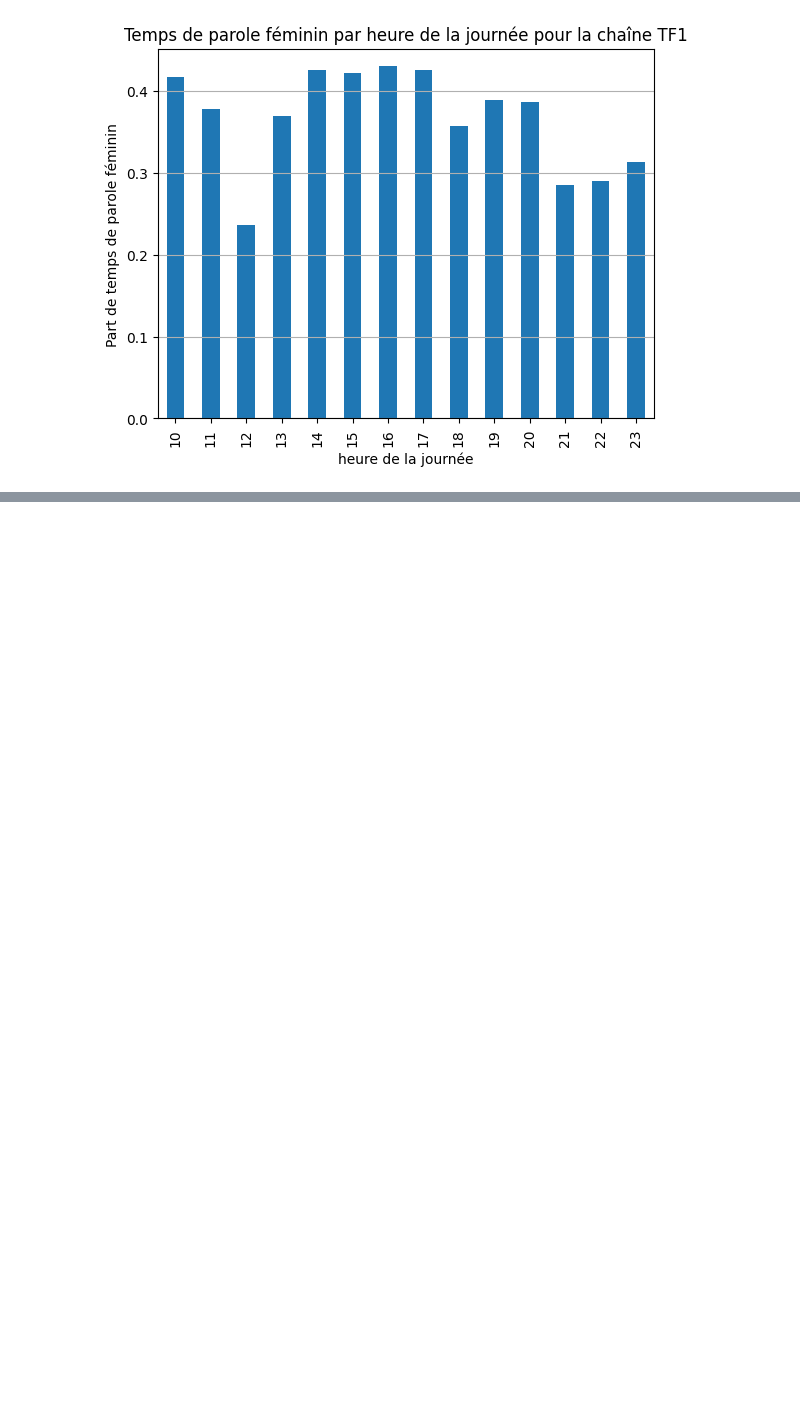
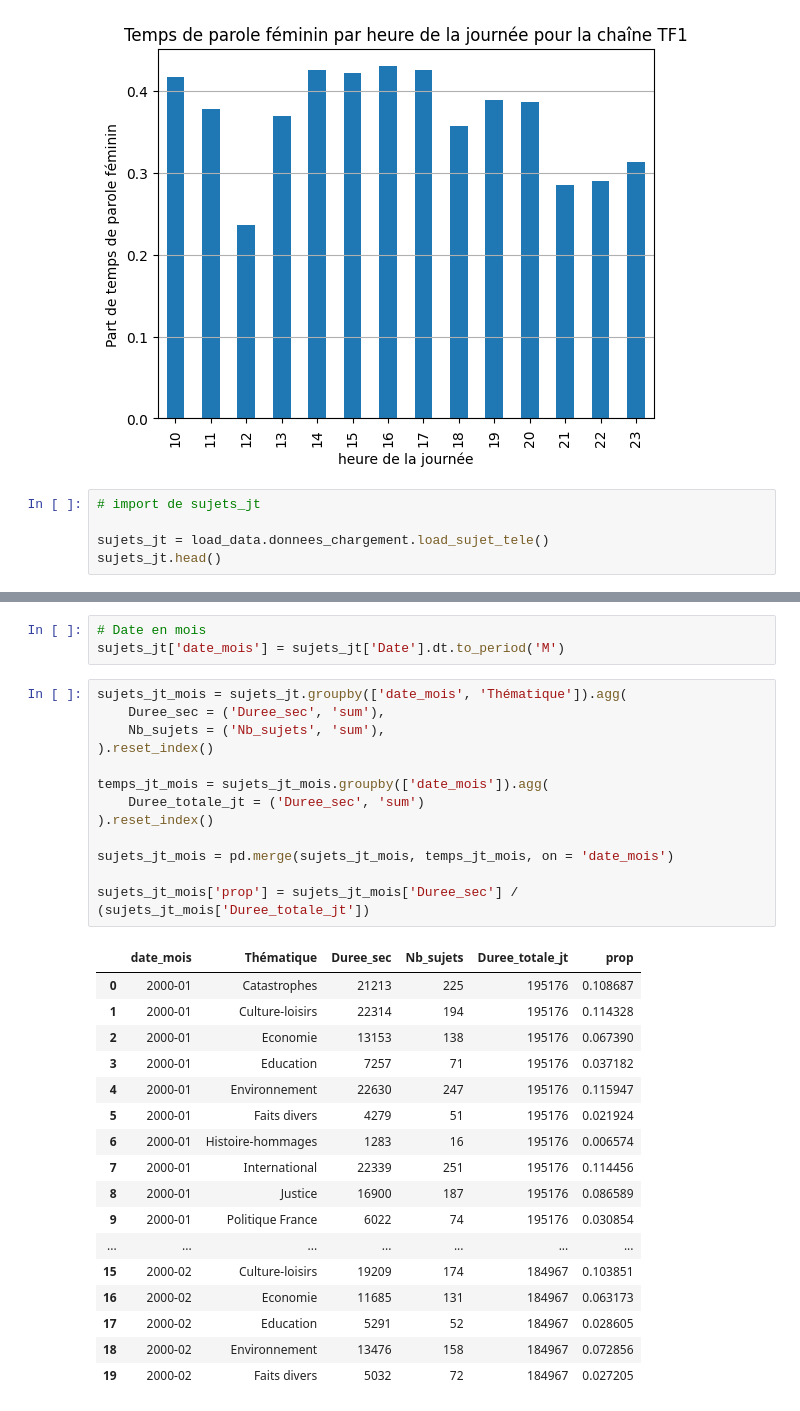
Before and after one commit to Gstrems/Projet_python_2A, a Jupyter notebook: stat_explo_parite.ipynb, the cells around one changed output, grey strips where cells are left out. Drawn from its saved outputs; the diff is of its cells as text; blank space fills up the shorter version.

```diff
--- a/stat_explo_parite.ipynb
+++ b/stat_explo_parite.ipynb
@@ -162,3 +162,8 @@ diagramme_temps_parole_var(variable='hour', code_chaine='FR2', label='heure de l
 diagramme_temps_parole_var(variable='hour', code_chaine='TF1', label='heure de la journée')
 # %% [output]
 [figure]
+# %%
+# import de sujets_jt
+
+sujets_jt = load_data.donnees_chargement.load_sujet_tele()
+sujets_jt.head()
@@ -164,0 +177,34 @@ diagramme_temps_parole_var(variable='hour', code_chaine='TF1', label='heure de l
+# %%
+# Date en mois
+sujets_jt['date_mois'] = sujets_jt['Date'].dt.to_period('M')
+# %%
+sujets_jt_mois = sujets_jt.groupby(['date_mois', 'Thématique']).agg(
+    Duree_sec = ('Duree_sec', 'sum'),
+    Nb_sujets = ('Nb_sujets', 'sum'),
+).reset_index()
+
+temps_jt_mois = sujets_jt_mois.groupby(['date_mois']).agg(
+    Duree_totale_jt = ('Duree_sec', 'sum')
+).reset_index()
+
+sujets_jt_mois = pd.merge(sujets_jt_mois, temps_jt_mois, on = 'date_mois')
+
+sujets_jt_mois['prop'] = sujets_jt_mois['Duree_sec'] / (sujets_jt_mois['Duree_totale_jt'])
+# %% [output]
+|  | date_mois | Thématique | Duree_sec | Nb_sujets | Duree_totale_jt | prop |
+| 0 | 2000-01 | Catastrophes | 21213 | 225 | 195176 | 0.108687 |
+| 1 | 2000-01 | Culture-loisirs | 22314 | 194 | 195176 | 0.114328 |
+| 2 | 2000-01 | Economie | 13153 | 138 | 195176 | 0.067390 |
+| 3 | 2000-01 | Education | 7257 | 71 | 195176 | 0.037182 |
+| 4 | 2000-01 | Environnement | 22630 | 247 | 195176 | 0.115947 |
+| 5 | 2000-01 | Faits divers | 4279 | 51 | 195176 | 0.021924 |
+| 6 | 2000-01 | Histoire-hommages | 1283 | 16 | 195176 | 0.006574 |
+| 7 | 2000-01 | International | 22339 | 251 | 195176 | 0.114456 |
+| 8 | 2000-01 | Justice | 16900 | 187 | 195176 | 0.086589 |
+| 9 | 2000-01 | Politique France | 6022 | 74 | 195176 | 0.030854 |
+| ... | ... | ... | ... | ... | ... | ... |
+| 15 | 2000-02 | Culture-loisirs | 19209 | 174 | 184967 | 0.103851 |
+| 16 | 2000-02 | Economie | 11685 | 131 | 184967 | 0.063173 |
+| 17 | 2000-02 | Education | 5291 | 52 | 184967 | 0.028605 |
+| 18 | 2000-02 | Environnement | 13476 | 158 | 184967 | 0.072856 |
+| 19 | 2000-02 | Faits divers | 5032 | 72 | 184967 | 0.027205 |
```
Also changed, not shown: parts of 6 cells of this notebook.
